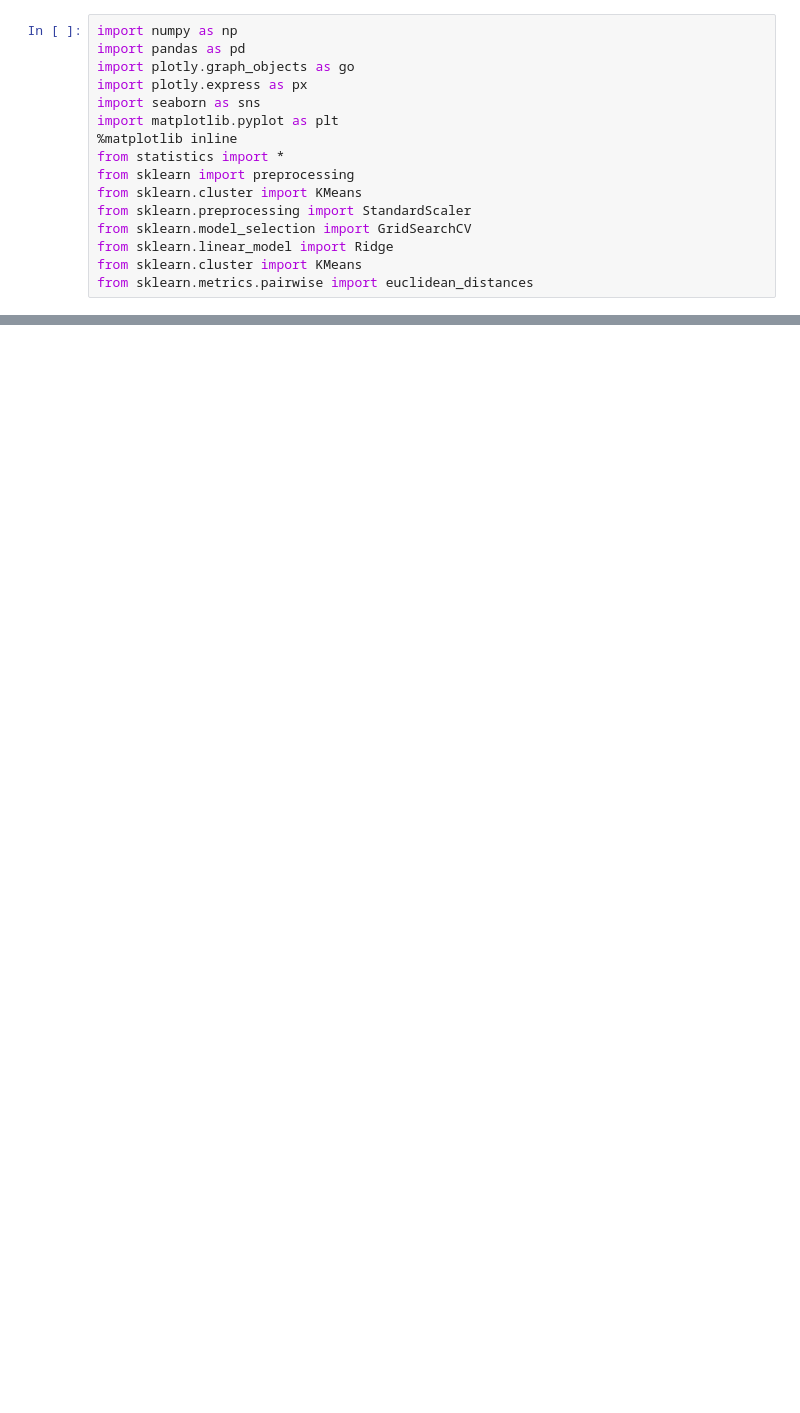
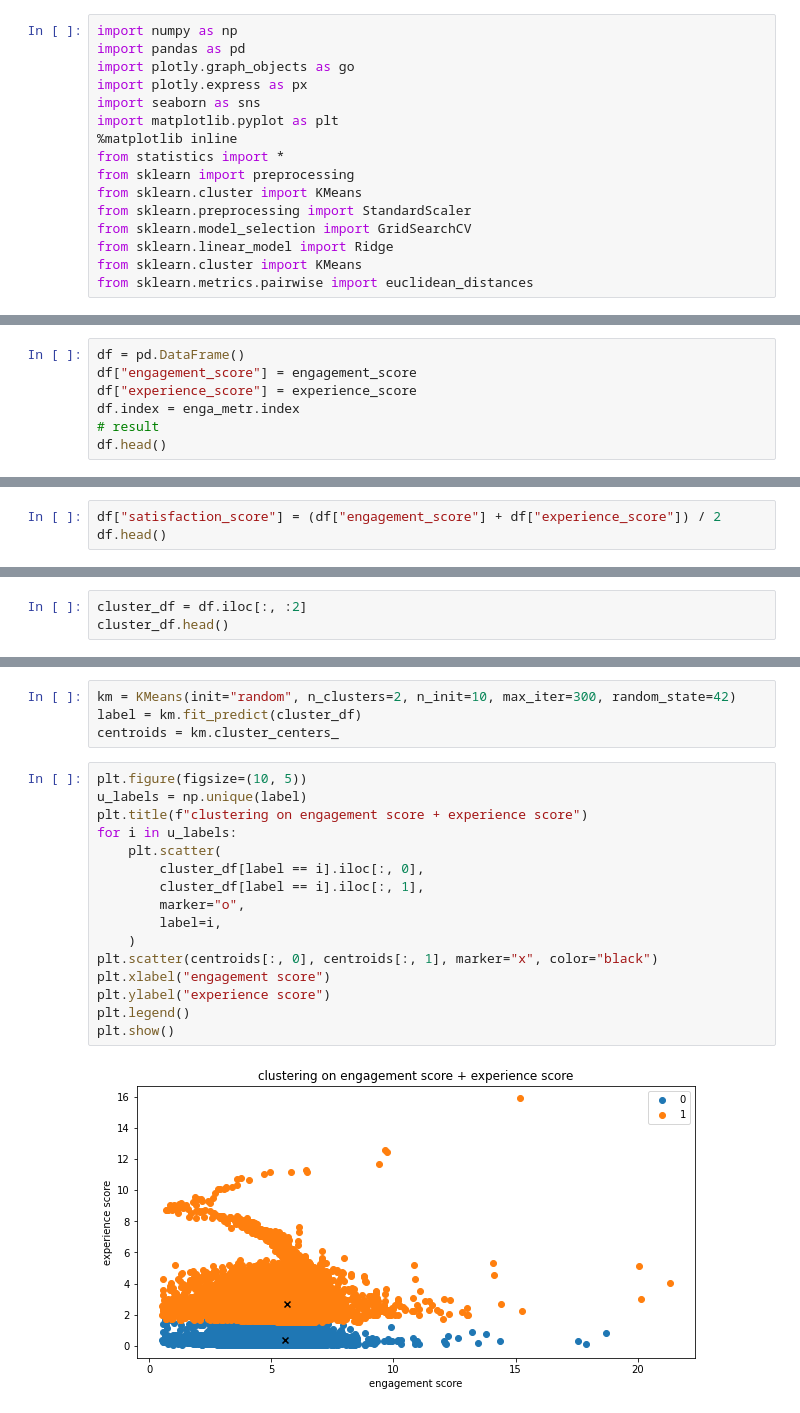
Before and after one commit to abeselomg/Telecom_user_analysis, a Jupyter notebook: notebooks/satsfaction-analysis.ipynb, the cells around one changed output, grey strips where cells are left out. Cells and saved outputs as stored; diff of their text form; blank space fills up the shorter version.

```diff
--- a/notebooks/satsfaction-analysis.ipynb
+++ b/notebooks/satsfaction-analysis.ipynb
@@ -22,0 +108,7 @@ FileNotFoundError: [Errno 2] No such file or directory: '../data/centero_engagme
+# %%
+df = pd.DataFrame()
+df["engagement_score"] = engagement_score
+df["experience_score"] = experience_score
+df.index = enga_metr.index
+# result
+df.head()
@@ -22,0 +123,3 @@ FileNotFoundError: [Errno 2] No such file or directory: '../data/centero_engagme
+# %%
+df["satisfaction_score"] = (df["engagement_score"] + df["experience_score"]) / 2
+df.head()
@@ -22,0 +208,3 @@ FileNotFoundError: [Errno 2] No such file or directory: '../data/centero_engagme
+# %%
+cluster_df = df.iloc[:, :2]
+cluster_df.head()
@@ -22,0 +219,22 @@ FileNotFoundError: [Errno 2] No such file or directory: '../data/centero_engagme
+# %%
+km = KMeans(init="random", n_clusters=2, n_init=10, max_iter=300, random_state=42)
+label = km.fit_predict(cluster_df)
+centroids = km.cluster_centers_
+# %%
+plt.figure(figsize=(10, 5))
+u_labels = np.unique(label)
+plt.title(f"clustering on engagement score + experience score")
+for i in u_labels:
+    plt.scatter(
+        cluster_df[label == i].iloc[:, 0],
+        cluster_df[label == i].iloc[:, 1],
+        marker="o",
+        label=i,
+    )
+plt.scatter(centroids[:, 0], centroids[:, 1], marker="x", color="black")
+plt.xlabel("engagement score")
+plt.ylabel("experience score")
+plt.legend()
+plt.show()
+# %% [output]
+[figure, added]
```
Also changed, not shown: parts of 20 cells of this notebook, 8 other files.
